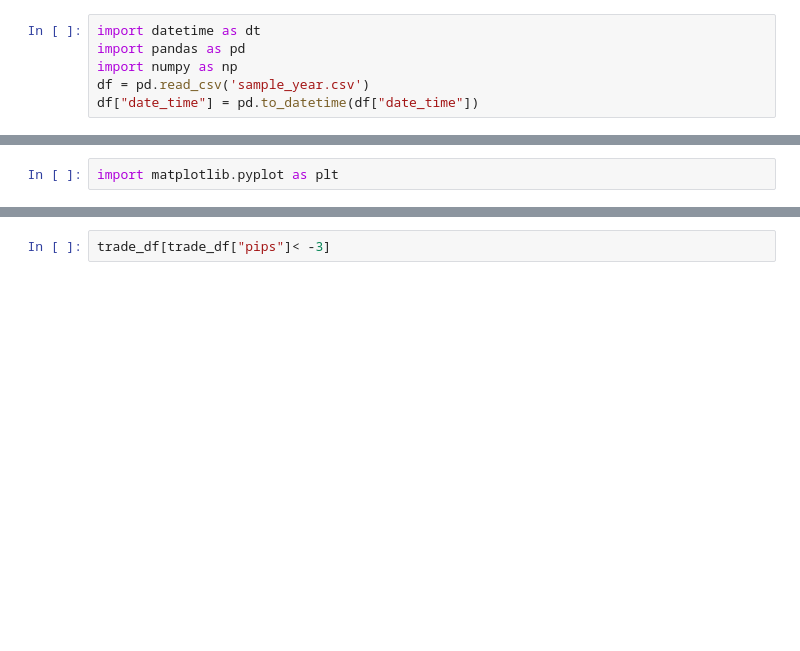
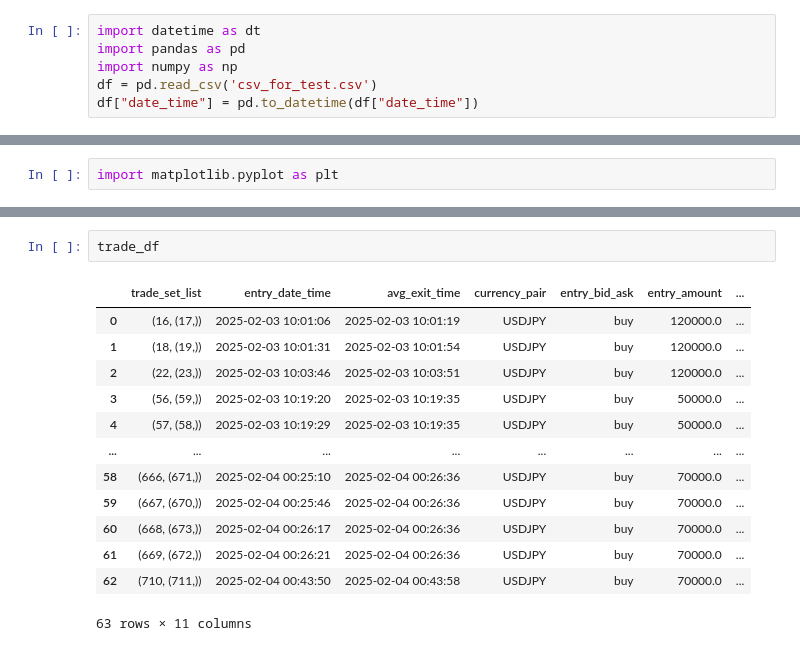
Before and after one commit to hiro0629/Tmp, a Jupyter notebook: jl_Analyze.ipynb, the cells around one changed output, grey strips where cells are left out. Cells and saved outputs as stored; diff of their text form; blank space fills up the shorter version.

```diff
--- a/jl_Analyze.ipynb
+++ b/jl_Analyze.ipynb
@@ -2,7 +2,7 @@
 import datetime as dt
 import pandas as pd
 import numpy as np
-df = pd.read_csv('sample_year.csv')
+df = pd.read_csv('csv_for_test.csv')
 df["date_time"] = pd.to_datetime(df["date_time"])
 # %%
 # Profit Loss
@@ -340,2 +352,16 @@ plt.show()
-# %%
-trade_df[trade_df["pips"]< -3]
+# %%
+trade_df
+# %% [output]
+|  | trade_set_list | entry_date_time | avg_exit_time | currency_pair | entry_bid_ask | entry_amount | ... |
+| 0 | (16, (17,)) | 2025-02-03 10:01:06 | 2025-02-03 10:01:19 | USDJPY | buy | 120000.0 | ... |
+| 1 | (18, (19,)) | 2025-02-03 10:01:31 | 2025-02-03 10:01:54 | USDJPY | buy | 120000.0 | ... |
+| 2 | (22, (23,)) | 2025-02-03 10:03:46 | 2025-02-03 10:03:51 | USDJPY | buy | 120000.0 | ... |
+| 3 | (56, (59,)) | 2025-02-03 10:19:20 | 2025-02-03 10:19:35 | USDJPY | buy | 50000.0 | ... |
+| 4 | (57, (58,)) | 2025-02-03 10:19:29 | 2025-02-03 10:19:35 | USDJPY | buy | 50000.0 | ... |
+| ... | ... | ... | ... | ... | ... | ... | ... |
+| 58 | (666, (671,)) | 2025-02-04 00:25:10 | 2025-02-04 00:26:36 | USDJPY | buy | 70000.0 | ... |
+| 59 | (667, (670,)) | 2025-02-04 00:25:46 | 2025-02-04 00:26:36 | USDJPY | buy | 70000.0 | ... |
+| 60 | (668, (673,)) | 2025-02-04 00:26:17 | 2025-02-04 00:26:36 | USDJPY | buy | 70000.0 | ... |
+| 61 | (669, (672,)) | 2025-02-04 00:26:21 | 2025-02-04 00:26:36 | USDJPY | buy | 70000.0 | ... |
+| 62 | (710, (711,)) | 2025-02-04 00:43:50 | 2025-02-04 00:43:58 | USDJPY | buy | 70000.0 | ... |
+63 rows × 11 columns
```
Also changed, not shown: parts of 10 cells of this notebook.
